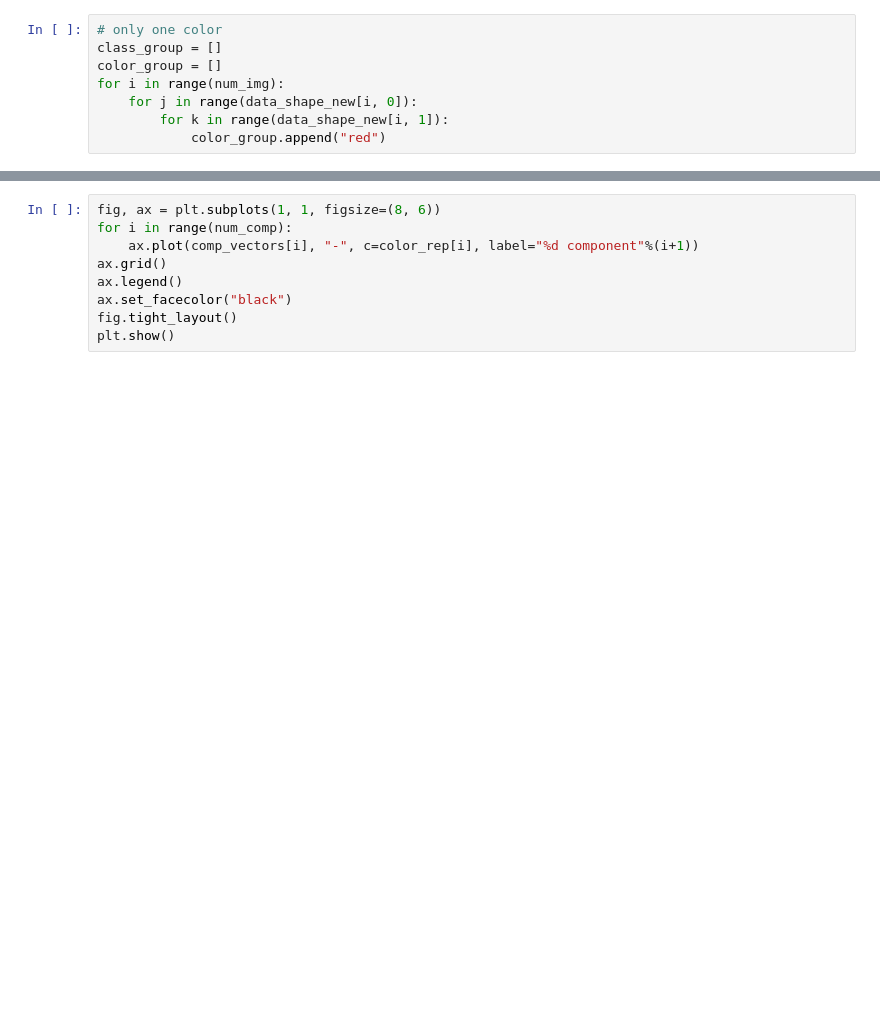
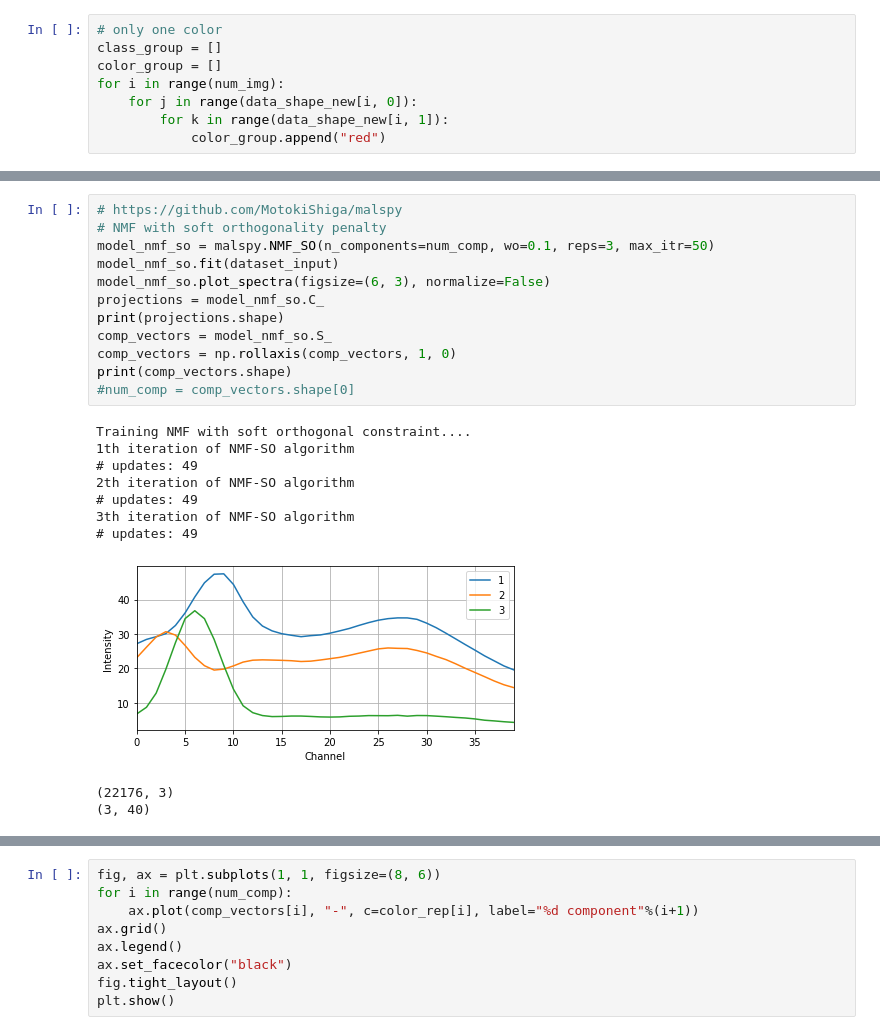
Before and after one commit to jinseuk56/4DSTEM_processing, a Jupyter notebook: NMF_3D_tsne_dbscan_prototype.ipynb, the cells around one changed output, grey strips where cells are left out. Saved outputs shown, nothing was run; the diff lists cells and outputs as text; blank space fills up the shorter version.

```diff
--- a/NMF_3D_tsne_dbscan_prototype.ipynb
+++ b/NMF_3D_tsne_dbscan_prototype.ipynb
@@ -143,3 +194,26 @@ num_comp = comp_vectors.shape[0]
+# %%
+# https://github.com/MotokiShiga/malspy
+# NMF with soft orthogonality penalty
+model_nmf_so = malspy.NMF_SO(n_components=num_comp, wo=0.1, reps=3, max_itr=50)
+model_nmf_so.fit(dataset_input)
+model_nmf_so.plot_spectra(figsize=(6, 3), normalize=False)
+projections = model_nmf_so.C_
+print(projections.shape)
+comp_vectors = model_nmf_so.S_
+comp_vectors = np.rollaxis(comp_vectors, 1, 0)
+print(comp_vectors.shape)
+#num_comp = comp_vectors.shape[0]
+# %% [output]
+Training NMF with soft orthogonal constraint....
+1th iteration of NMF-SO algorithm
+# updates: 49
+2th iteration of NMF-SO algorithm
+# updates: 49
+3th iteration of NMF-SO algorithm
+# updates: 49
+[figure, added]
+(22176, 3)
+(3, 40)
 # %%
 fig, ax = plt.subplots(1, 1, figsize=(8, 6))
 for i in range(num_comp):
```
Also changed, not shown: parts of 21 cells of this notebook, 2 other files.
